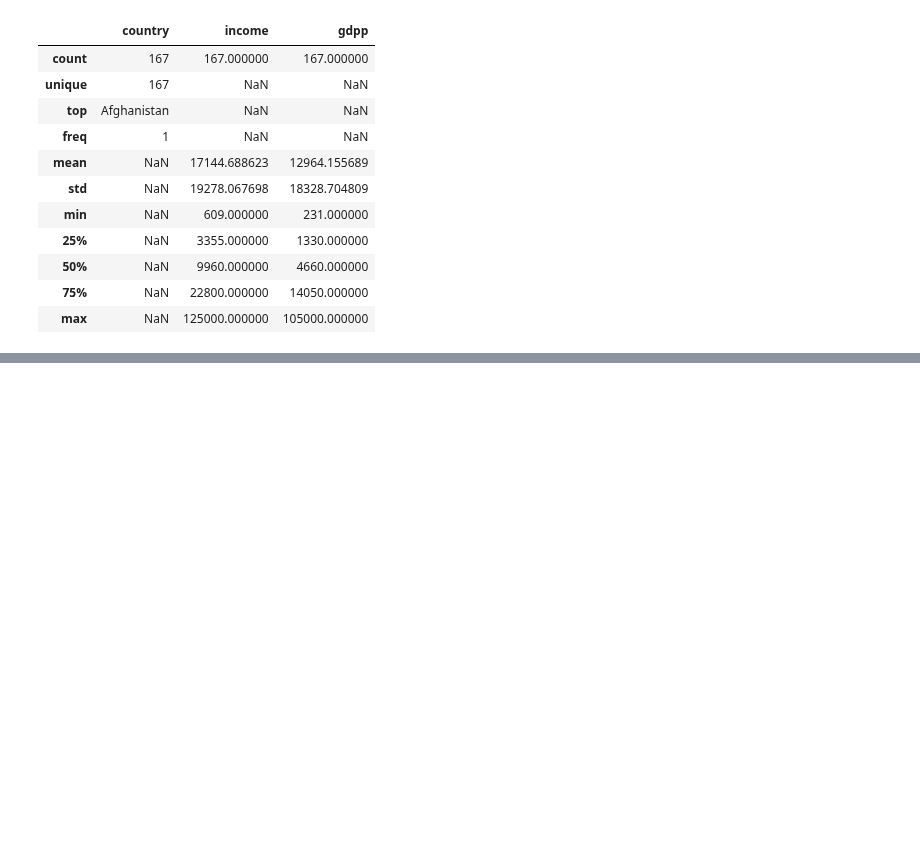
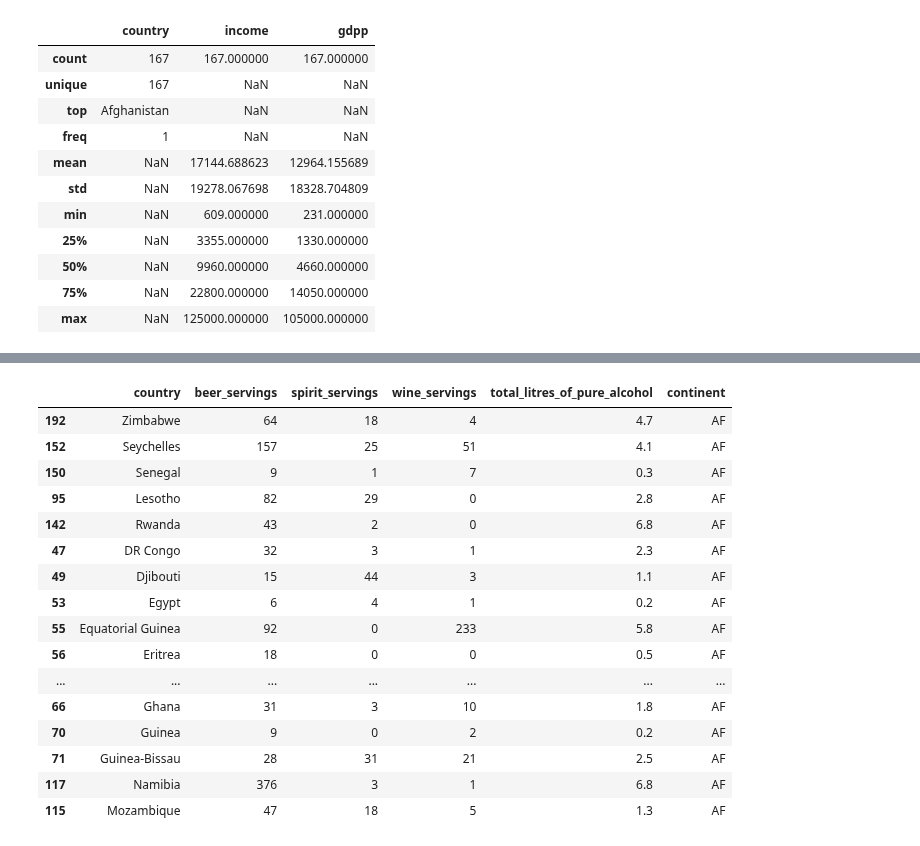
Before and after one commit to OxwardInc/Industrial-Training, a Jupyter notebook: Class/Week 16/pandas.ipynb, the cells around one changed output, grey strips where cells are left out. Cells and saved outputs as stored; diff of their text form; code cells hidden in the pictures; blank space fills up the shorter version.

```diff
--- a/Class/Week 16/pandas.ipynb
+++ b/Class/Week 16/pandas.ipynb
@@ -425,0 +455,2 @@ country_data.describe(include=[int, object])
+# %%
+data.set_index('country').head()
@@ -425,0 +471,2 @@ country_data.describe(include=[int, object])
+# %%
+data.set_index('country').shape
@@ -425,0 +510,2 @@ country_data.describe(include=[int, object])
+# %%
+data1 = data.set_index('country')
@@ -425,0 +522,2 @@ country_data.describe(include=[int, object])
+# %%
+data2 = data.set_index('continent')
@@ -425,0 +566,20 @@ country_data.describe(include=[int, object])
+# %%
+data.sort_values('continent').head(20)
+# %% [output]
+|  | country | beer_servings | spirit_servings | wine_servings | total_litres_of_pure_alcohol | continent |
+| 192 | Zimbabwe | 64 | 18 | 4 | 4.7 | AF |
+| 152 | Seychelles | 157 | 25 | 51 | 4.1 | AF |
+| 150 | Senegal | 9 | 1 | 7 | 0.3 | AF |
+| 95 | Lesotho | 82 | 29 | 0 | 2.8 | AF |
+| 142 | Rwanda | 43 | 2 | 0 | 6.8 | AF |
+| 47 | DR Congo | 32 | 3 | 1 | 2.3 | AF |
+| 49 | Djibouti | 15 | 44 | 3 | 1.1 | AF |
+| 53 | Egypt | 6 | 4 | 1 | 0.2 | AF |
+| 55 | Equatorial Guinea | 92 | 0 | 233 | 5.8 | AF |
+| 56 | Eritrea | 18 | 0 | 0 | 0.5 | AF |
+| ... | ... | ... | ... | ... | ... | ... |
+| 66 | Ghana | 31 | 3 | 10 | 1.8 | AF |
+| 70 | Guinea | 9 | 0 | 2 | 0.2 | AF |
+| 71 | Guinea-Bissau | 28 | 31 | 21 | 2.5 | AF |
+| 117 | Namibia | 376 | 3 | 1 | 6.8 | AF |
+| 115 | Mozambique | 47 | 18 | 5 | 1.3 | AF |
```
Also changed, not shown: parts of 23 cells of this notebook, 3 other files.
